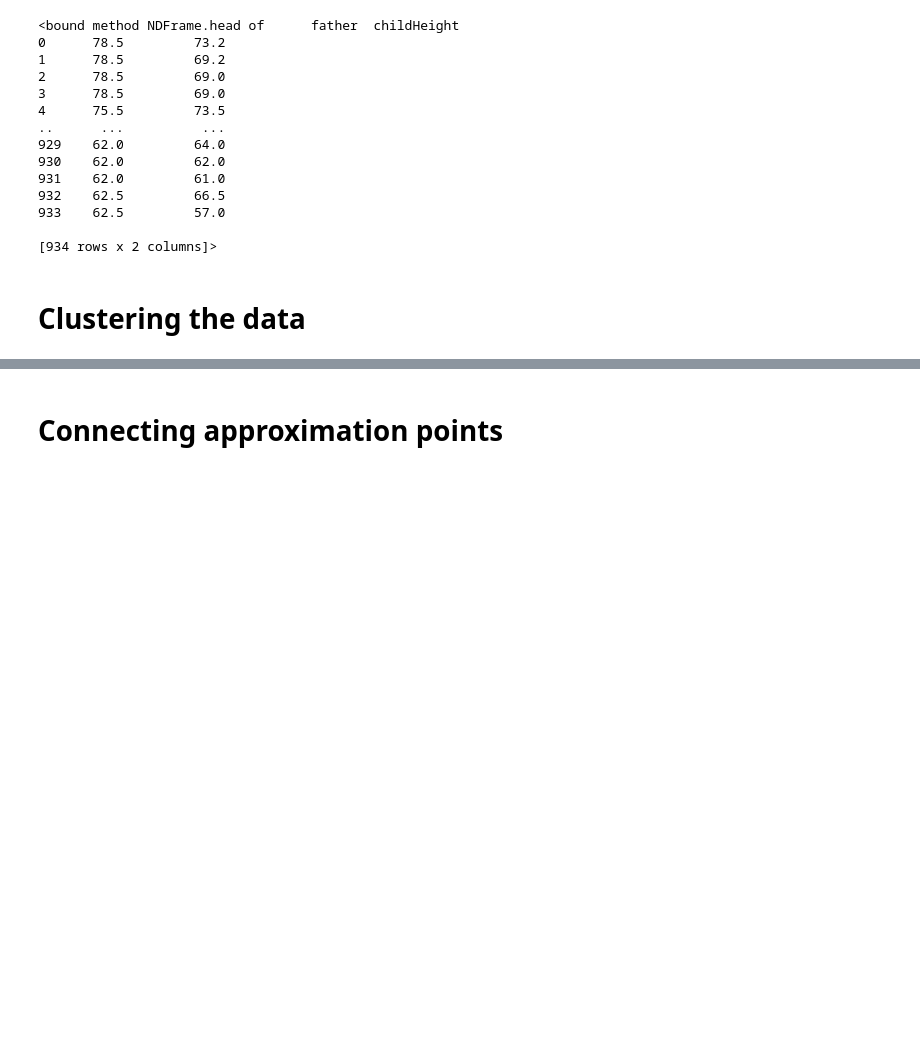
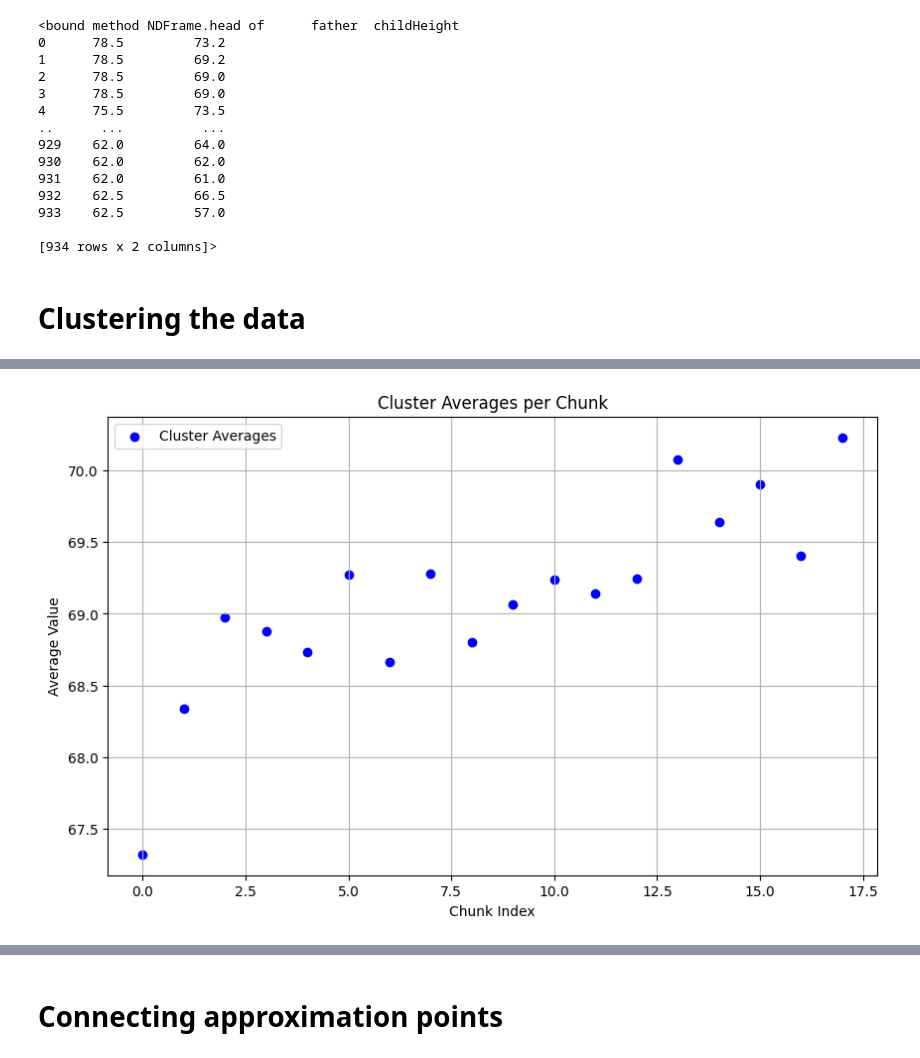
Before and after one commit to wStobaugh/CRO, a Jupyter notebook: main.ipynb, the cells around one changed output, grey strips where cells are left out. Cells and saved outputs as stored; diff of their text form; code cells hidden in the pictures; blank space fills up the shorter version.

Commit message:
Added initial clustering logic

```diff
--- a/main.ipynb
+++ b/main.ipynb
@@ -175,2 +150,17 @@ See the caveats in the documentation: https://pandas.pydata.org/pandas-docs/stab
+# %%
+# Plotting the cluster averages
+x_values = range(len(cluster_averages))
+y_values = [avg[0] for avg in cluster_averages]  # Assuming cluster averages are 1D, adjust if they are multidimensional
+
+plt.figure(figsize=(10, 6))
+plt.scatter(x_values, y_values, c='blue', marker='o', label='Cluster Averages')
+plt.xlabel('Chunk Index')
+plt.ylabel('Average Value')
+plt.title('Cluster Averages per Chunk')
+plt.legend()
+plt.grid(True)
+plt.show()
+# %% [output]
+[figure, added]
 # %%
 plt.plot(data_csv["father"], data_csv["childHeight"], 'o')
```
Also changed, not shown: parts of 4 cells of this notebook.
